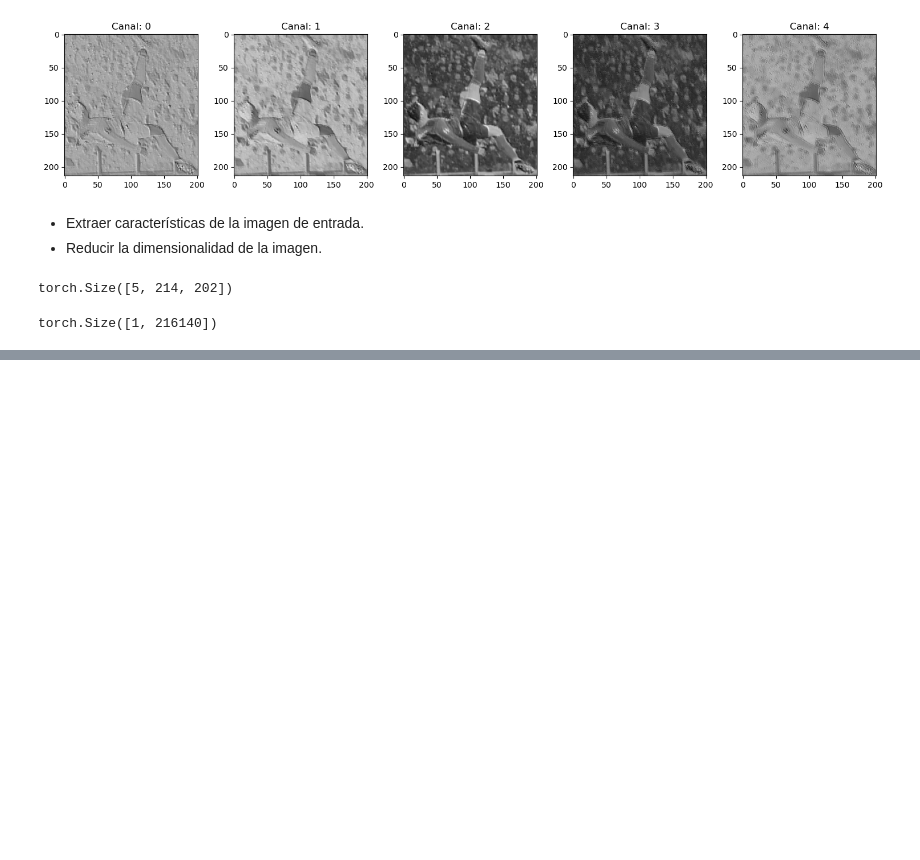
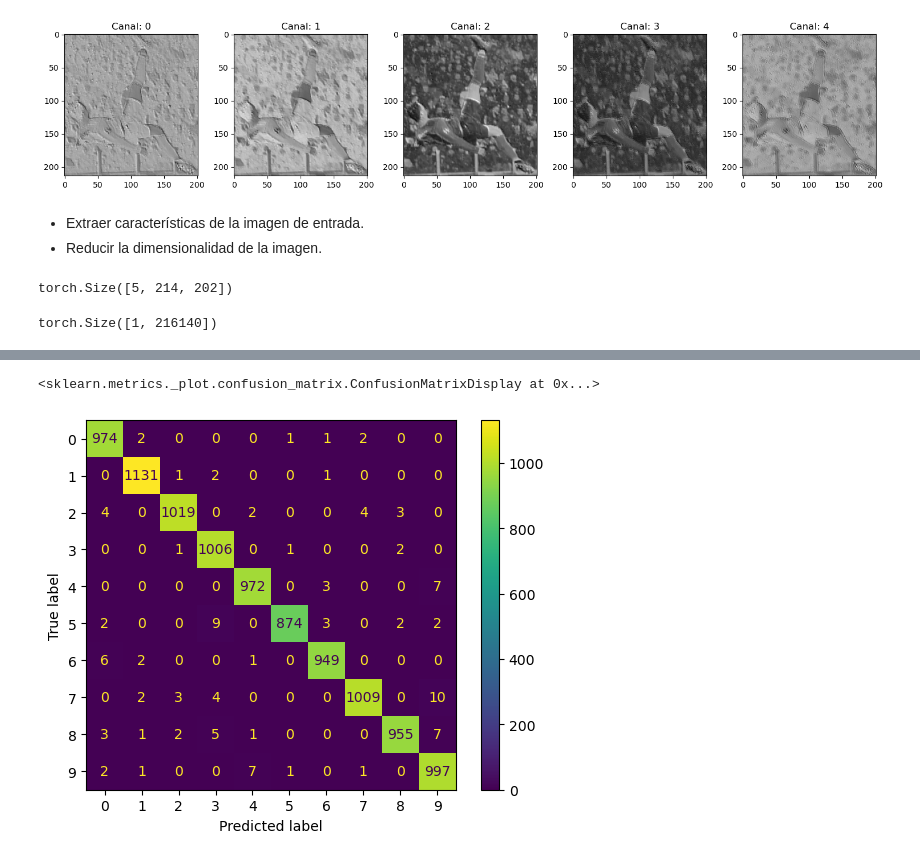
Before and after one commit to luisllanca/torch-tutorial, a Jupyter notebook: img-tutorial.ipynb, the cells around one changed output, grey strips where cells are left out. Saved outputs shown, nothing was run; the diff lists cells and outputs as text; code cells hidden in the pictures; blank space fills up the shorter version.

```diff
--- a/img-tutorial.ipynb
+++ b/img-tutorial.ipynb
@@ -229,0 +359,15 @@ class CNN(nn.Module):
+# %%
+test_loader = tdata.DataLoader(mnist_test_data, shuffle=False, batch_size=512)
+test_targets = mnist_test_data.targets.numpy()
+prediction_test = []
+for mbdata, label in test_loader:
+    logits = model(mbdata).detach()
+    prediction_test.append(logits.argmax(dim=1).numpy())
+prediction_test = np.concatenate(prediction_test)
+# %%
+from sklearn.metrics import ConfusionMatrixDisplay, classification_report
+
+ConfusionMatrixDisplay.from_predictions(test_targets, prediction_test)
+# %% [output]
+<sklearn.metrics._plot.confusion_matrix.ConfusionMatrixDisplay at 0x...>
+[figure, added]
```
Also changed, not shown: parts of 12 cells of this notebook.
